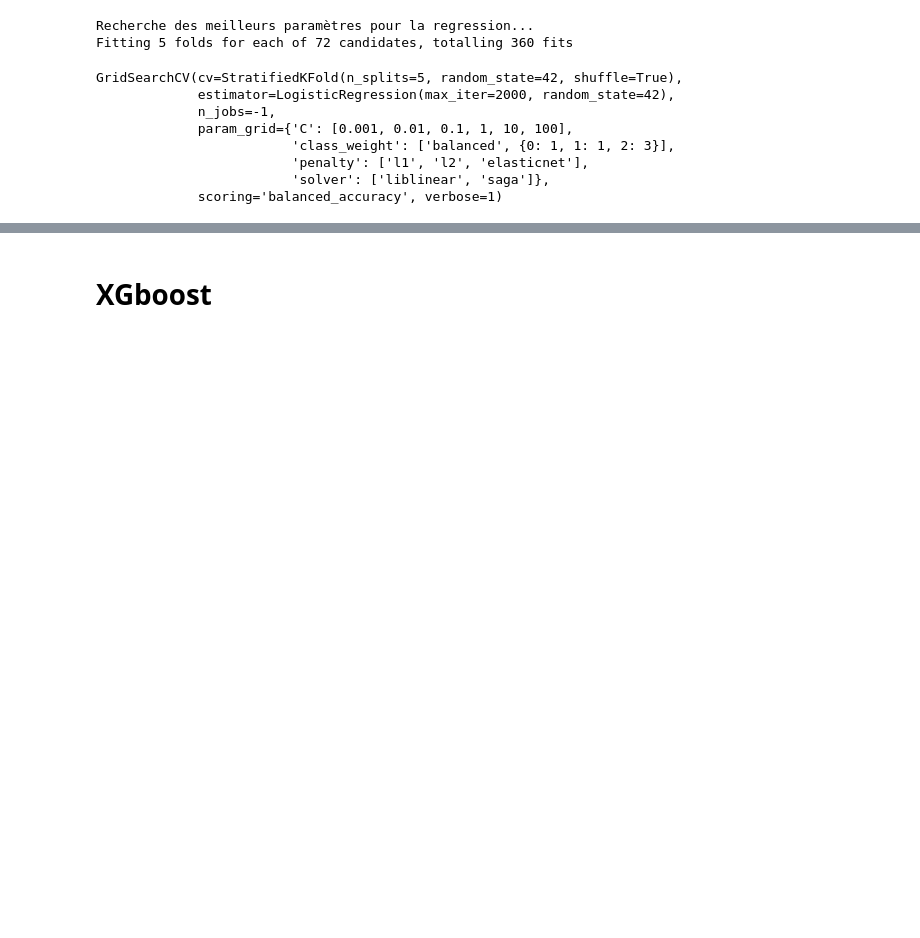
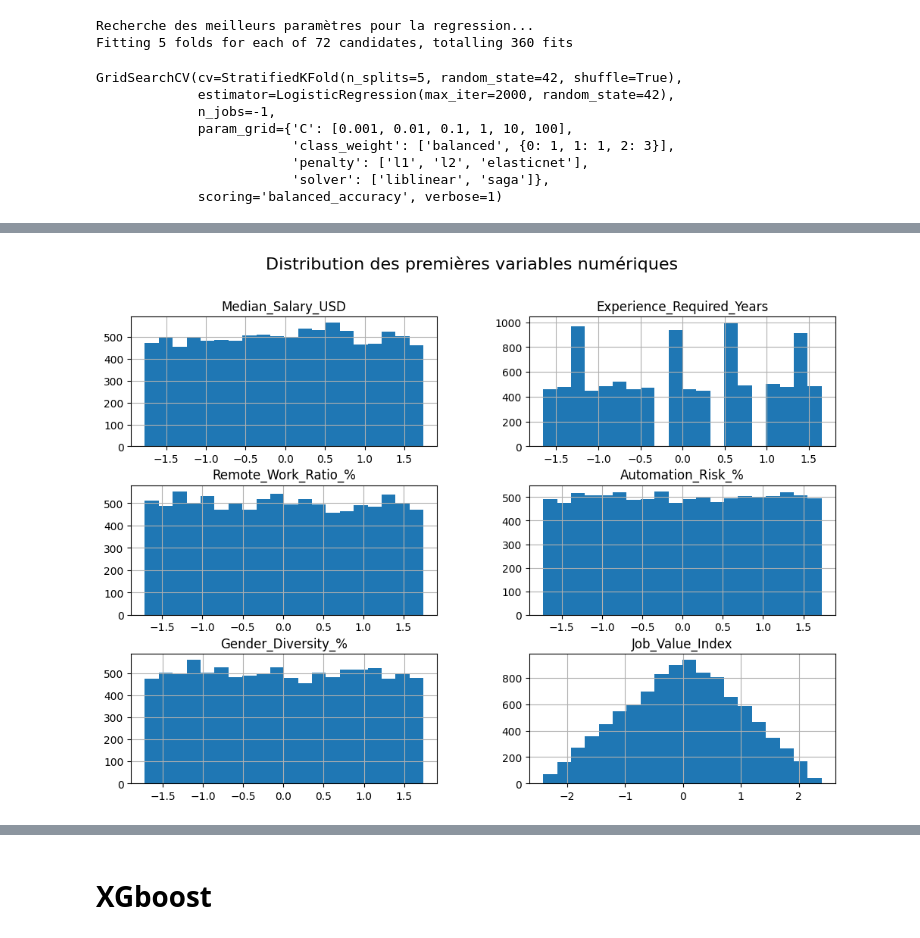
Before and after one commit to Meria-Troudi/mlProject, a Jupyter notebook: models/bo1_Models.ipynb, the cells around one changed output, grey strips where cells are left out. Saved outputs shown, nothing was run; the diff lists cells and outputs as text; code cells hidden in the pictures; blank space fills up the shorter version.

```diff
--- a/models/bo1_Models.ipynb
+++ b/models/bo1_Models.ipynb
@@ -583,0 +566,8 @@ weighted avg       0.52      0.52      0.52      2000
+# %%
+numeric_cols = X.columns[:6]  # les 6 premières pour éviter un énorme plot
+
+df[numeric_cols].hist(figsize=(12,8), bins=20)
+plt.suptitle("Distribution des premières variables numériques", fontsize=16)
+plt.show()
+# %% [output]
+[figure, added]
```
Also changed, not shown: parts of 35 cells of this notebook, 2 other files.
